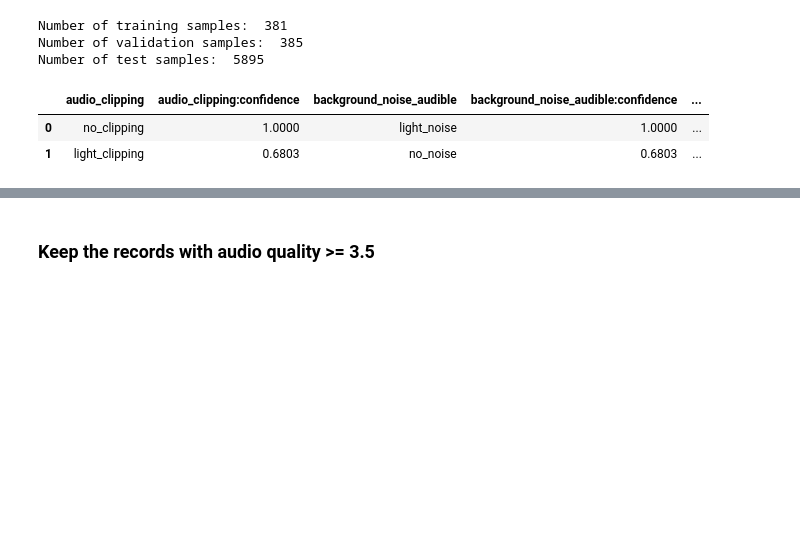
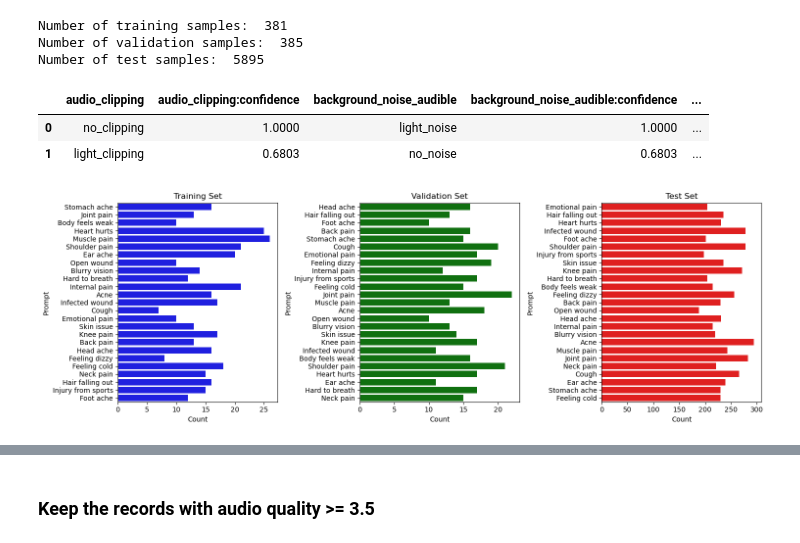
Before and after one commit to jules20022000/dl_project, a Jupyter notebook: main.ipynb, the cells around one changed output, grey strips where cells are left out. Drawn from its saved outputs; the diff is of its cells as text; code cells hidden in the pictures; blank space fills up the shorter version.

```diff
--- a/main.ipynb
+++ b/main.ipynb
@@ -57,3 +67,28 @@ Number of test samples:  5895
 |  | audio_clipping | audio_clipping:confidence | background_noise_audible | background_noise_audible:confidence | ... |
 | 0 | no_clipping | 1.0000 | light_noise | 1.0000 | ... |
 | 1 | light_clipping | 0.6803 | no_noise | 0.6803 | ... |
+# %%
+# Filter data for each split
+train_df = record_df[record_df['split'] == 'train']
+valid_df = record_df[record_df['split'] == 'validate']
+test_df = record_df[record_df['split'] == 'test']
+
+# Create Seaborn count plot
+def create_count_plot(ax, df, title, color):
+    sns.countplot(y='prompt', data=df, color=color, ax=ax)
+    ax.set_title(title)
+    ax.set_xlabel('Count')
+    ax.set_ylabel('Prompt')
+
+# Create subplots
+fig, axes = plt.subplots(1, 3, figsize=(15, 5))  # Adjust the figure size as needed
+
+# Combine the count plots on the same row
+create_count_plot(axes[0], train_df, 'Training Set', 'blue')
+create_count_plot(axes[1], valid_df, 'Validation Set', 'green')
+create_count_plot(axes[2], test_df, 'Test Set', 'red')
+
+plt.tight_layout()  # Adjust layout for better spacing
+plt.show()
+# %% [output]
+[figure, added]
```
Also changed, not shown: parts of 13 cells of this notebook, 2 other files.
